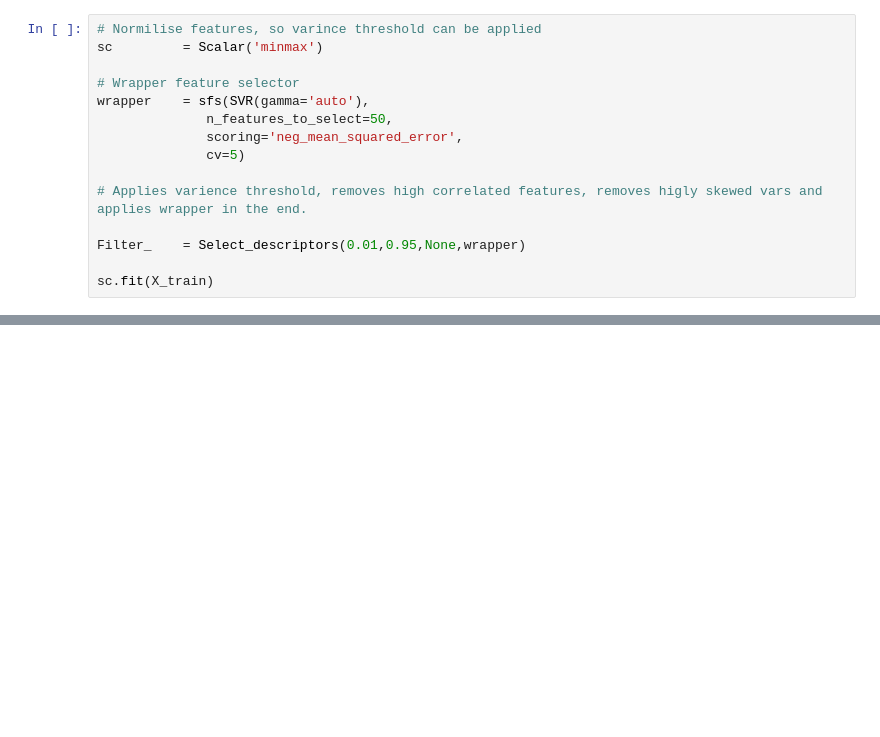
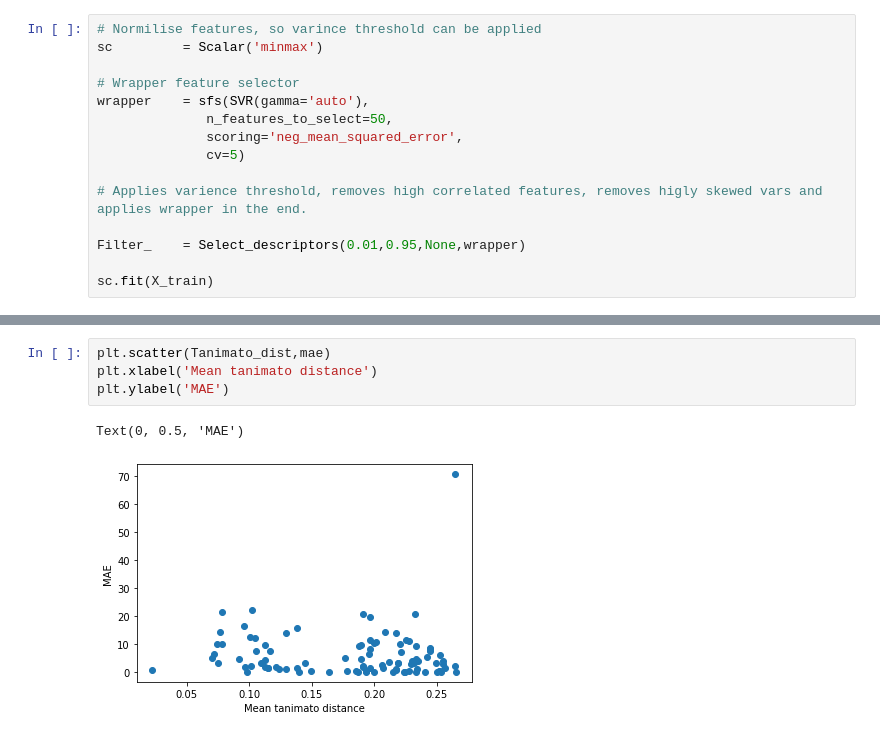
Before and after one commit to SergeyAnufriev/biofuels, a Jupyter notebook: Octane_latest.ipynb, the cells around one changed output, grey strips where cells are left out. Saved outputs shown, nothing was run; the diff lists cells and outputs as text; blank space fills up the shorter version.

```diff
--- a/Octane_latest.ipynb
+++ b/Octane_latest.ipynb
@@ -235,0 +167,7 @@ plt.plot(np.linspace(0,130,10),np.linspace(0,130,10))
+# %%
+plt.scatter(Tanimato_dist,mae)
+plt.xlabel('Mean tanimato distance')
+plt.ylabel('MAE')
+# %% [output]
+Text(0, 0.5, 'MAE')
+[figure, added]
```
Also changed, not shown: parts of 47 cells of this notebook.
